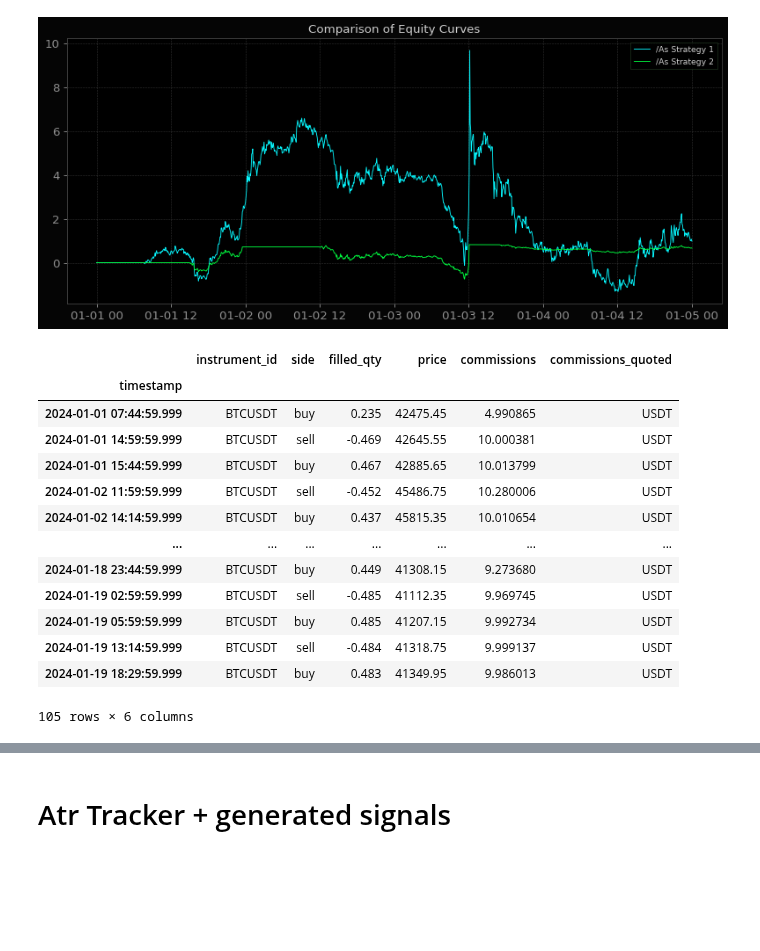
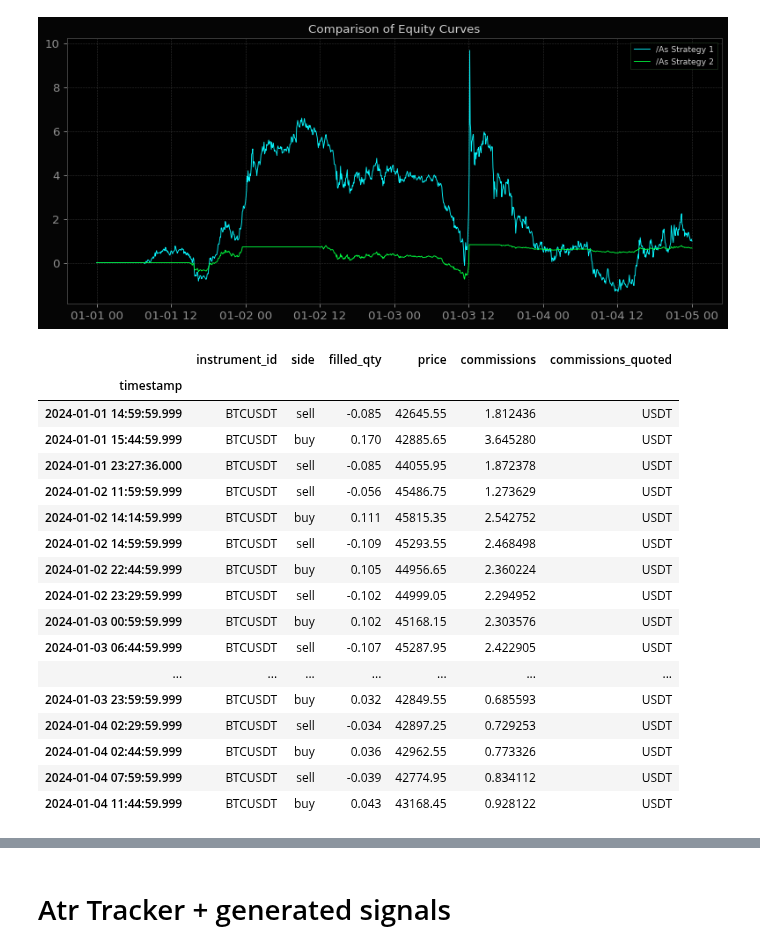
Before and after one commit to dmarienko/Qubx, a Jupyter notebook: experiments/6.0 Signals Tracking.ipynb, the cells around one changed output, grey strips where cells are left out. Saved outputs shown, nothing was run; the diff lists cells and outputs as text; code cells hidden in the pictures; blank space fills up the shorter version.

```diff
--- a/experiments/6.0 Signals Tracking.ipynb
+++ b/experiments/6.0 Signals Tracking.ipynb
@@ -92,19 +92,23 @@ tearsheet(rep)
 | /As Strategy 2 | 66.305241 | 0.620007 | 6.382632 | 0.294818 | 1.512590 | 152.436250 | 18.643357 | 169.226913 | 2.124128 | 0.053585 | ... |
 [figure]
 # %%
-rep[0].executions_log
+rep[1].executions_log
 # %% [output]
 |  | instrument_id | side | filled_qty | price | commissions | commissions_quoted |
 | timestamp |  |  |  |  |  |  |
-| 2024-01-01 07:44:59.999 | BTCUSDT | buy | 0.235 | 42475.45 | 4.990865 | USDT |
-| 2024-01-01 14:59:59.999 | BTCUSDT | sell | -0.469 | 42645.55 | 10.000381 | USDT |
-| 2024-01-01 15:44:59.999 | BTCUSDT | buy | 0.467 | 42885.65 | 10.013799 | USDT |
-| 2024-01-02 11:59:59.999 | BTCUSDT | sell | -0.452 | 45486.75 | 10.280006 | USDT |
-| 2024-01-02 14:14:59.999 | BTCUSDT | buy | 0.437 | 45815.35 | 10.010654 | USDT |
+| 2024-01-01 14:59:59.999 | BTCUSDT | sell | -0.085 | 42645.55 | 1.812436 | USDT |
+| 2024-01-01 15:44:59.999 | BTCUSDT | buy | 0.170 | 42885.65 | 3.645280 | USDT |
+| 2024-01-01 23:27:36.000 | BTCUSDT | sell | -0.085 | 44055.95 | 1.872378 | USDT |
+| 2024-01-02 11:59:59.999 | BTCUSDT | sell | -0.056 | 45486.75 | 1.273629 | USDT |
+| 2024-01-02 14:14:59.999 | BTCUSDT | buy | 0.111 | 45815.35 | 2.542752 | USDT |
+| 2024-01-02 14:59:59.999 | BTCUSDT | sell | -0.109 | 45293.55 | 2.468498 | USDT |
+| 2024-01-02 22:44:59.999 | BTCUSDT | buy | 0.105 | 44956.65 | 2.360224 | USDT |
+| 2024-01-02 23:29:59.999 | BTCUSDT | sell | -0.102 | 44999.05 | 2.294952 | USDT |
+| 2024-01-03 00:59:59.999 | BTCUSDT | buy | 0.102 | 45168.15 | 2.303576 | USDT |
+| 2024-01-03 06:44:59.999 | BTCUSDT | sell | -0.107 | 45287.95 | 2.422905 | USDT |
 | ... | ... | ... | ... | ... | ... | ... |
-| 2024-01-18 23:44:59.999 | BTCUSDT | buy | 0.449 | 41308.15 | 9.273680 | USDT |
-| 2024-01-19 02:59:59.999 | BTCUSDT | sell | -0.485 | 41112.35 | 9.969745 | USDT |
-| 2024-01-19 05:59:59.999 | BTCUSDT | buy | 0.485 | 41207.15 | 9.992734 | USDT |
-| 2024-01-19 13:14:59.999 | BTCUSDT | sell | -0.484 | 41318.75 | 9.999137 | USDT |
-| 2024-01-19 18:29:59.999 | BTCUSDT | buy | 0.483 | 41349.95 | 9.986013 | USDT |
+| 2024-01-03 23:59:59.999 | BTCUSDT | buy | 0.032 | 42849.55 | 0.685593 | USDT |
+| 2024-01-04 02:29:59.999 | BTCUSDT | sell | -0.034 | 42897.25 | 0.729253 | USDT |
+| 2024-01-04 02:44:59.999 | BTCUSDT | buy | 0.036 | 42962.55 | 0.773326 | USDT |
+| 2024-01-04 07:59:59.999 | BTCUSDT | sell | -0.039 | 42774.95 | 0.834112 | USDT |
+| 2024-01-04 11:44:59.999 | BTCUSDT | buy | 0.043 | 43168.45 | 0.928122 | USDT |
-105 rows × 6 columns
```
Also changed, not shown: parts of 4 cells of this notebook, 5 other files.
